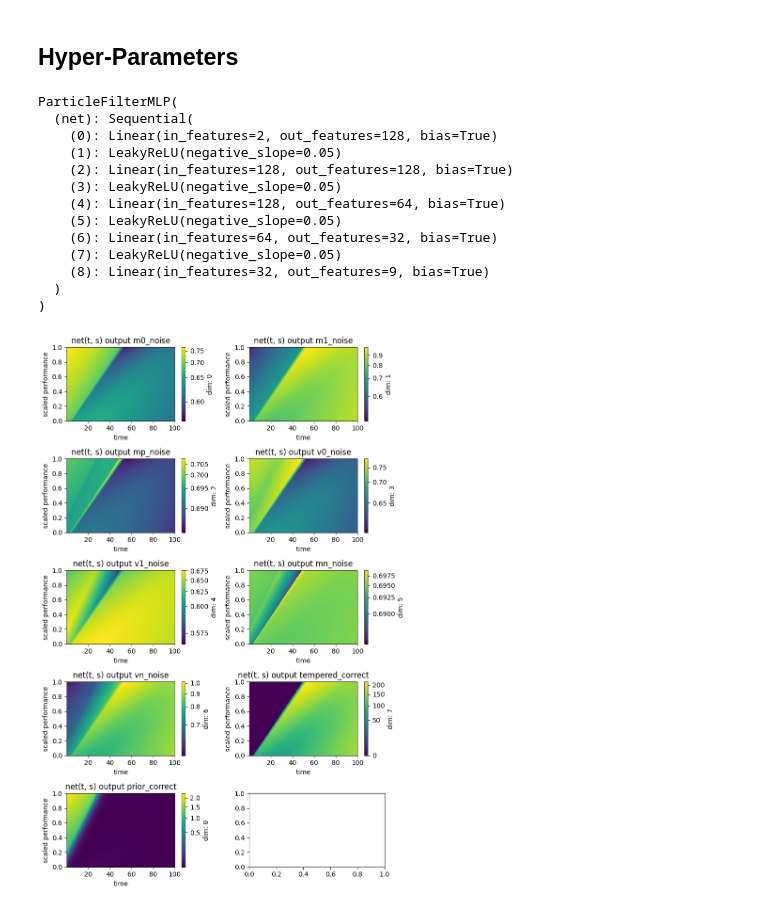
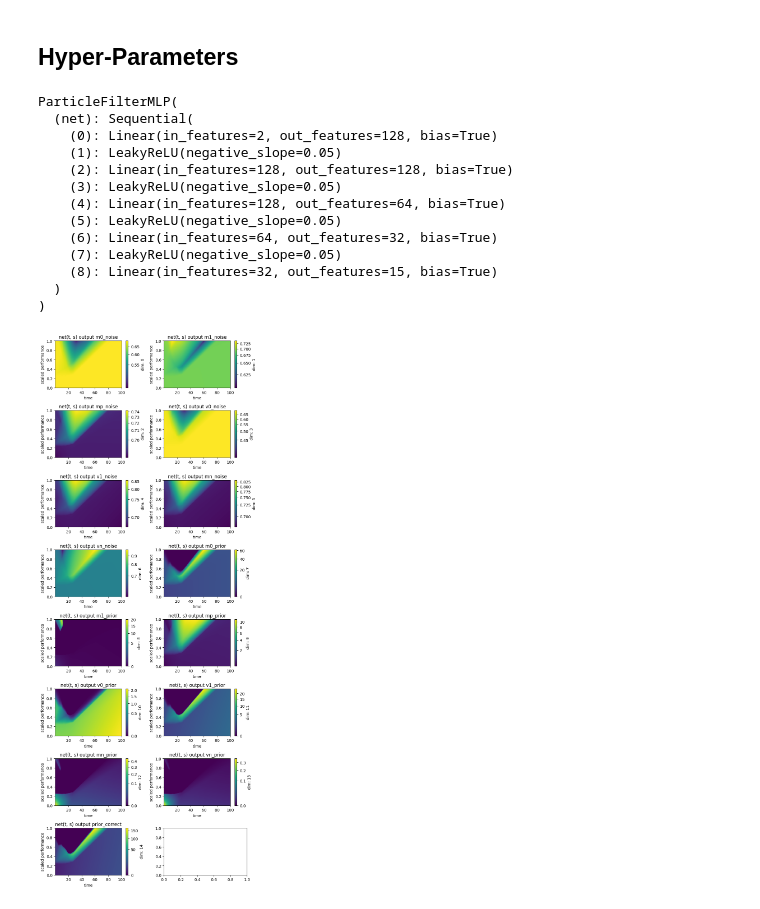
Before and after one commit to 4belito/deep-performance-rul, a Jupyter notebook: 5p-plot_net_otput.ipynb, the cells around one changed output. Cells and saved outputs as stored; diff of their text form; code cells hidden in the pictures.

```diff
--- a/5p-plot_net_otput.ipynb
+++ b/5p-plot_net_otput.ipynb
@@ -15,13 +15,13 @@ data_name = "DS03"
 perform_name = 'SmLPC'
 
 device = "cpu"
-pf_dir_name = 'pf_perform_futloss_128x128x64x32leaky0.05'
+pf_dir_name = 'pf_perform_fullprior_128x128x64x32leaky0.05'
 # %% [markdown]
 ## Get netoutput names
 # %%
 from src.models.normal import NormalDegradationModel as NModel
 noise_names = NModel.get_state_names()
-netout_names = [p.replace('_raw','_noise') for p in noise_names] + ['tempered_correct']+['prior_correct']
+netout_names = [p.replace('_raw','_noise') for p in noise_names] +[p.replace('_raw','_prior') for p in noise_names] +['prior_correct']
 n_outs = len(netout_names)
 # %% [markdown]
 ## Hyper-Parameters
@@ -52,29 +52,29 @@ ParticleFilterMLP(
     (5): LeakyReLU(negative_slope=0.05)
     (6): Linear(in_features=64, out_features=32, bias=True)
     (7): LeakyReLU(negative_slope=0.05)
-    (8): Linear(in_features=32, out_features=9, bias=True)
+    (8): Linear(in_features=32, out_features=15, bias=True)
   )
 )
 # %%
 t_grid = np.linspace(0.1, 100, 300)
 s_grid = np.linspace(0.0, 1.0, 200)
 
 net.eval()
 
-fig, axes = plt.subplots(math.ceil(n_outs/2), 2, figsize=(8, 12))
-vmax = len(noise_names)*[None] +[None,None]
+fig, axes = plt.subplots(math.ceil(n_outs/2), 2, figsize=(8, 20))
+vmax = len(noise_names)*[None] +len(noise_names)*[None] + [None]
 for i,name in enumerate(netout_names):
 	net.plot_output(
 		t=t_grid,
 		s=s_grid,
 		dim=i,
   		vmax=vmax[i],
 		ax=axes[i//2, i%2],
 		title=f"net(t, s) output {name}",
 	)
 
 
 plt.tight_layout()
 plt.show()
 # %% [output]
-[figure, old version]
+[figure, new version]
```
Also changed, not shown: 13 other files.
